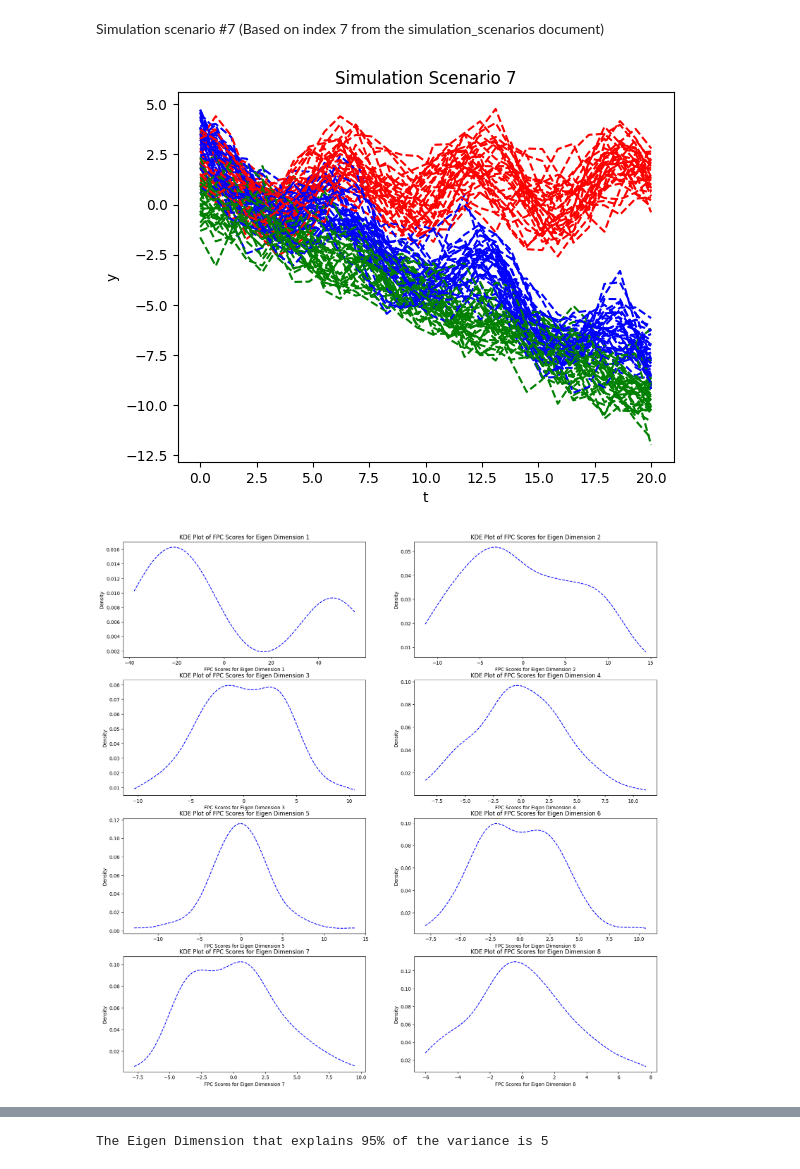
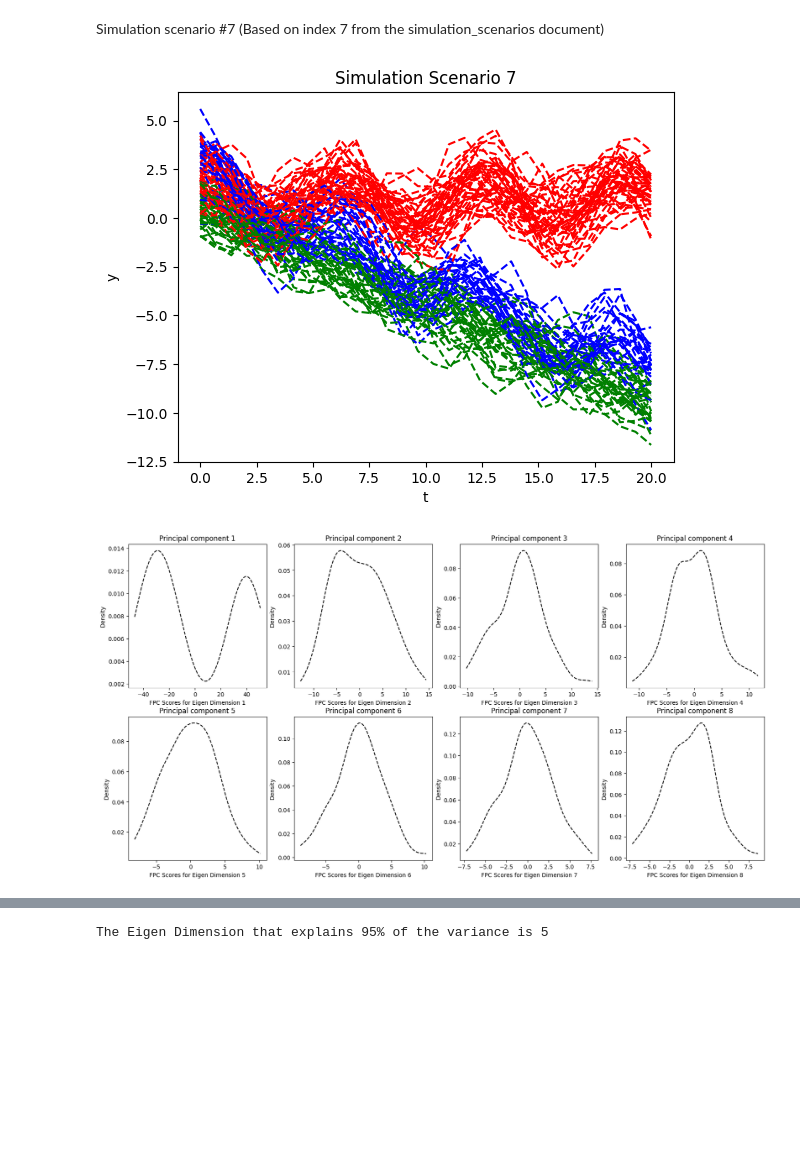
Before and after one commit to Newman251/Thesis-Functional_Data_Ensemble_Clustering_From_FDA, a Jupyter notebook: SimulationScenarios/simulation_scenario7.ipynb, the cells around one changed output, grey strips where cells are left out. Cells and saved outputs as stored; diff of their text form; code cells hidden in the pictures; blank space fills up the shorter version.

```diff
--- a/SimulationScenarios/simulation_scenario7.ipynb
+++ b/SimulationScenarios/simulation_scenario7.ipynb
@@ -5,9 +5,9 @@ import numpy as np
 import matplotlib.pyplot as plt
 import scipy
 from scipy import spatial, interpolate
-from ensemble_clustering import functional_data_decomposition, functional_data_clustering
-from sklearn.metrics.cluster import adjusted_mutual_info_score, adjusted_rand_score
-from fda_results import percentage_variation_ami_ari, plot_percentage_variation_ami_ari
+import funEnsemble.functional_ensemble_clustering as ec
+import fda_results as fr
+from sklearn.metrics.cluster import adjusted_rand_score, adjusted_mutual_info_score
 
 # Ignore convergence warnings
 import warnings
@@ -16,7 +16,7 @@ warnings.filterwarnings("ignore")
 # Define the exponentiated quadratic
 def exponentiated_quadratic(xa, xb):
     # L2 distance (Squared Euclidian)
-    sq_norm = -0.8 * scipy.spatial.distance.cdist(xa, xb, 'sqeuclidean')
+    sq_norm = -0.5 * scipy.spatial.distance.cdist(xa, xb, 'sqeuclidean')
     return np.exp(sq_norm)
 
 # Sample from the Gaussian process distribution
@@ -32,7 +32,7 @@ mean_curve[0] = np.reshape(np.cos(t), (nb_of_samples))
 mean_curve[1] = np.reshape(np.cos(t) -0.5*t, (nb_of_samples))
 mean_curve[2] = np.reshape(-0.5*t+0.5, (nb_of_samples))
 
-mixture_k = [1/3, 1/3, 1/3]
+mixture_k = [1/2, 1/4, 1/4]
 n = 100
 Y = np.zeros((n, len(t)))
 simulation_label = np.zeros(n)
@@ -43,14 +43,14 @@ for i in range(n):
     # find the index of the mixture component
     if r < mixture_k[0]:
         # draw for the first component
-        ys = 1 + np.random.multivariate_normal(mean= mean_curve[0], cov=Σ, size=1) + np.random.normal(0, 0.1, len(t))
+        ys = 1 + np.random.multivariate_normal(mean= mean_curve[0], cov=Σ, size=1) + np.random.normal(0, 0.2, len(t))
         Y[i] = ys
         plt.plot(t, ys[0], linestyle='--', color='r')
         # Remember the label of the component
         simulation_label[i] = 0
     elif r < mixture_k[0] + mixture_k[1]:
         # draw for the first component
-        ys = 2 + np.random.multivariate_normal(mean= mean_curve[1], cov=Σ, size=1) + np.random.normal(0, 0.15, len(t))
+        ys = 2 + np.random.multivariate_normal(mean= mean_curve[1], cov=Σ, size=1) + np.random.normal(0, 0.2, len(t))
         Y[i] = ys
         plt.plot(t, ys[0], linestyle='--', color='b')
         # Remember the label of the component
@@ -68,26 +68,29 @@ plt.xlabel('t')
 plt.ylabel('y')
 plt.show()
 # %% [output]
-[figure, old version]
+[figure, new version]
 # %%
-data_smooth, mean, principal_componenets, eigen_functions = functional_data_decomposition (Y, 10, 150)
+data_smooth, mean, principal_componenets, eigen_functions = ec.functional_data_decomposition(Y, 10, 150)
 
-# For loop to plot a 2x2 set of scatter plots for the kernel density plots of the first four principal components
-fig, ax = plt.subplots(4, 2, figsize=(20, 20))
+fig, ax = plt.subplots(2, 4, figsize=(20, 10))
+x = 0
 for i in range(8):
-    # Kernel density plot for principal components[i], as a scatter plot
-    # Determine the desnity of principal components[i]
-    kde = scipy.stats.gaussian_kde(principal_componenets[:,i])
-    # Create a grid of points
-    x_grid = np.linspace(min(principal_componenets[:,i]), max(principal_componenets[:,i]), 100)
-    # Evaluate the density on the grid
-    density = kde(x_grid)
-    # Plot the density
-    ax[i//2, i%2].plot(x_grid, density, color='b', linestyle='--')
-    ax[i//2, i%2].set_title('KDE Plot of FPC Scores for Eigen Dimension ' + str(i+1))
-    ax[i//2, i%2].set_xlabel('FPC Scores for Eigen Dimension ' + str(i+1))
-    ax[i//2, i%2].set_ylabel('Density')
+        # Kernel density plot for principal components[i], as a scatter plot
+        # Determine the desnity of principal components[i]
+        kde = scipy.stats.gaussian_kde(principal_componenets[:,i])
+        # Create a grid of points
+        x_grid = np.linspace(min(principal_componenets[:,i]), max(principal_componenets[:,i]), 250)
+        # Evaluate the density on the grid
+        density = kde(x_grid)
+        # Plot the density
+        ax[x, i%4].plot(x_grid, density, linestyle='--', color='k')
+        ax[x, i%4].set_title('Principal component ' + str(i+1))
+        ax[x, i%4].set_xlabel('FPC Scores for Eigen Dimension ' + str(i+1))
+        ax[x, i%4].set_ylabel('Density')
+        if i%4 == 3:
+                x = 1
+
 plt.show()
 # %% [output]
-[figure, old version]
+[figure, new version]
 # %%
```
Also changed, not shown: parts of 7 cells of this notebook, 19 other files.
